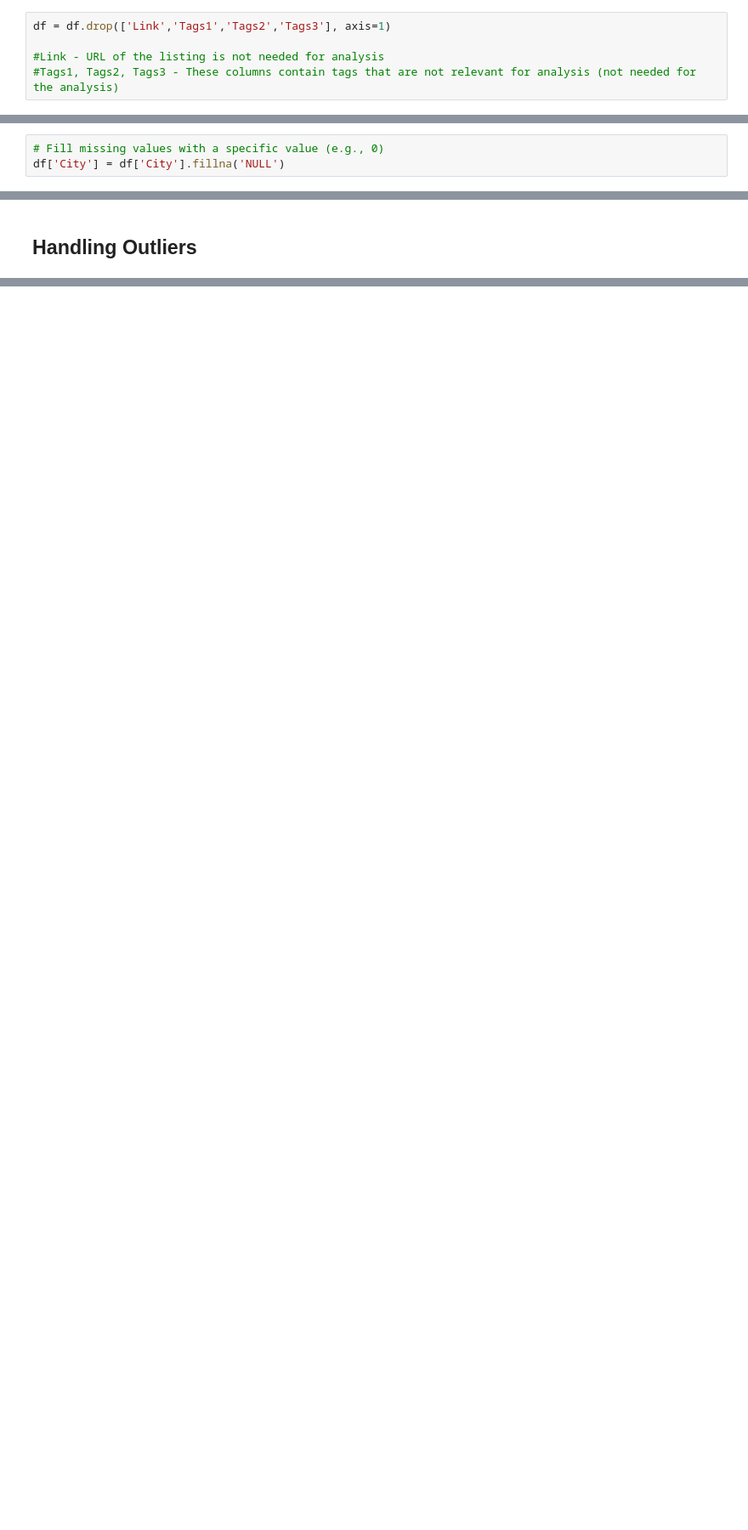
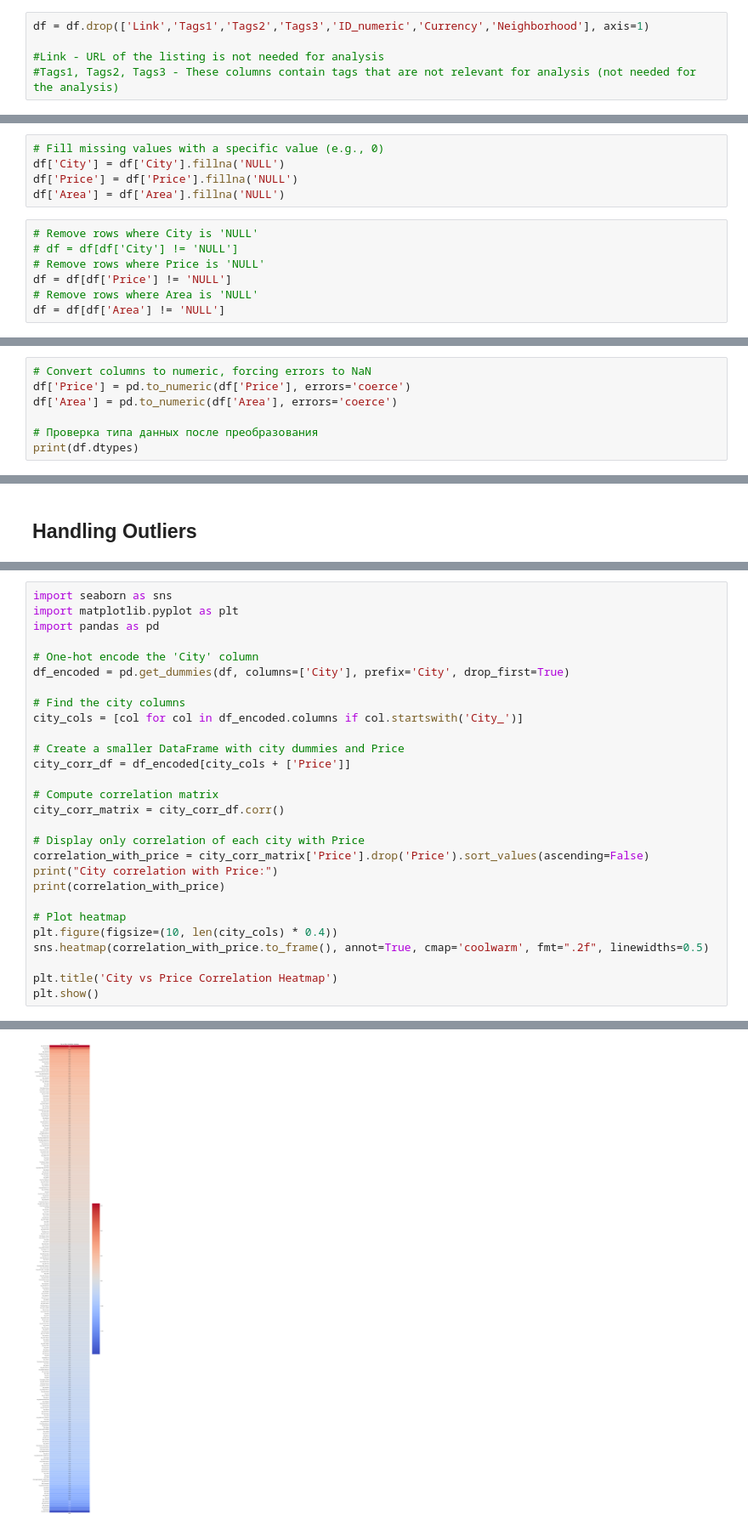
Before and after one commit to TyamanovaMargo/DI-FinalProject, a Jupyter notebook: data_preprocess.ipynb, the cells around one changed output, grey strips where cells are left out. Shown at 85% size. Drawn from its saved outputs; the diff is of its cells as text; blank space fills up the shorter version.

```diff
--- a/data_preprocess.ipynb
+++ b/data_preprocess.ipynb
@@ -68,7 +68,7 @@ Number of duplicate rows: 0
 # %% [markdown]
 ## Removing Irrelevant Data
 # %%
-df = df.drop(['Link','Tags1','Tags2','Tags3'], axis=1)
+df = df.drop(['Link','Tags1','Tags2','Tags3','ID_numeric','Currency','Neighborhood'], axis=1)
 
 #Link - URL of the listing is not needed for analysis
 #Tags1, Tags2, Tags3 - These columns contain tags that are not relevant for analysis (not needed for the analysis)
@@ -132,3 +142,12 @@ I will use Imputation involves filling in missing values with estimated or calcu
 # %%
 # Fill missing values with a specific value (e.g., 0)
 df['City'] = df['City'].fillna('NULL')
+df['Price'] = df['Price'].fillna('NULL')
+df['Area'] = df['Area'].fillna('NULL')
+# %%
+# Remove rows where City is 'NULL'
+# df = df[df['City'] != 'NULL']
+# Remove rows where Price is 'NULL'
+df = df[df['Price'] != 'NULL']
+# Remove rows where Area is 'NULL'
+df = df[df['Area'] != 'NULL']
@@ -134,0 +175,7 @@ df['City'] = df['City'].fillna('NULL')
+# %%
+# Convert columns to numeric, forcing errors to NaN
+df['Price'] = pd.to_numeric(df['Price'], errors='coerce')
+df['Area'] = pd.to_numeric(df['Area'], errors='coerce')
+
+# Проверка типа данных после преобразования
+print(df.dtypes)
@@ -755,0 +249,29 @@ NameError: name 'X_train_selected' is not defined
+# %%
+import seaborn as sns
+import matplotlib.pyplot as plt
+import pandas as pd
+
+# One-hot encode the 'City' column
+df_encoded = pd.get_dummies(df, columns=['City'], prefix='City', drop_first=True)
+
+# Find the city columns
+city_cols = [col for col in df_encoded.columns if col.startswith('City_')]
+
+# Create a smaller DataFrame with city dummies and Price
+city_corr_df = df_encoded[city_cols + ['Price']]
+
+# Compute correlation matrix
+city_corr_matrix = city_corr_df.corr()
+
+# Display only correlation of each city with Price
+correlation_with_price = city_corr_matrix['Price'].drop('Price').sort_values(ascending=False)
+print("City correlation with Price:")
+print(correlation_with_price)
+
+# Plot heatmap
+plt.figure(figsize=(10, len(city_cols) * 0.4))
+sns.heatmap(correlation_with_price.to_frame(), annot=True, cmap='coolwarm', fmt=".2f", linewidths=0.5)
+
+plt.title('City vs Price Correlation Heatmap')
+plt.show()
+# %% [output]
@@ -755,0 +291 @@ NameError: name 'X_train_selected' is not defined
+[figure, added]
```
Also changed, not shown: parts of 50 cells of this notebook.
